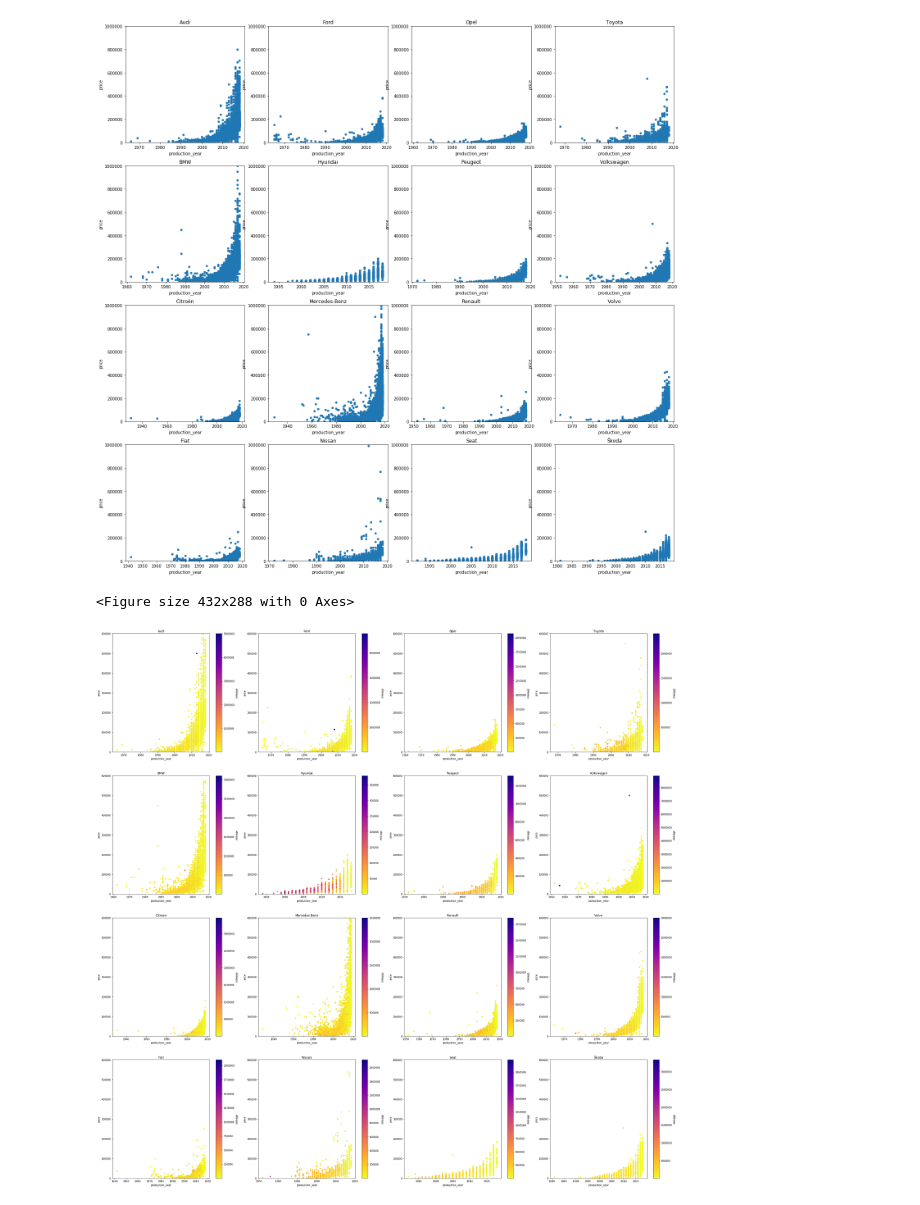
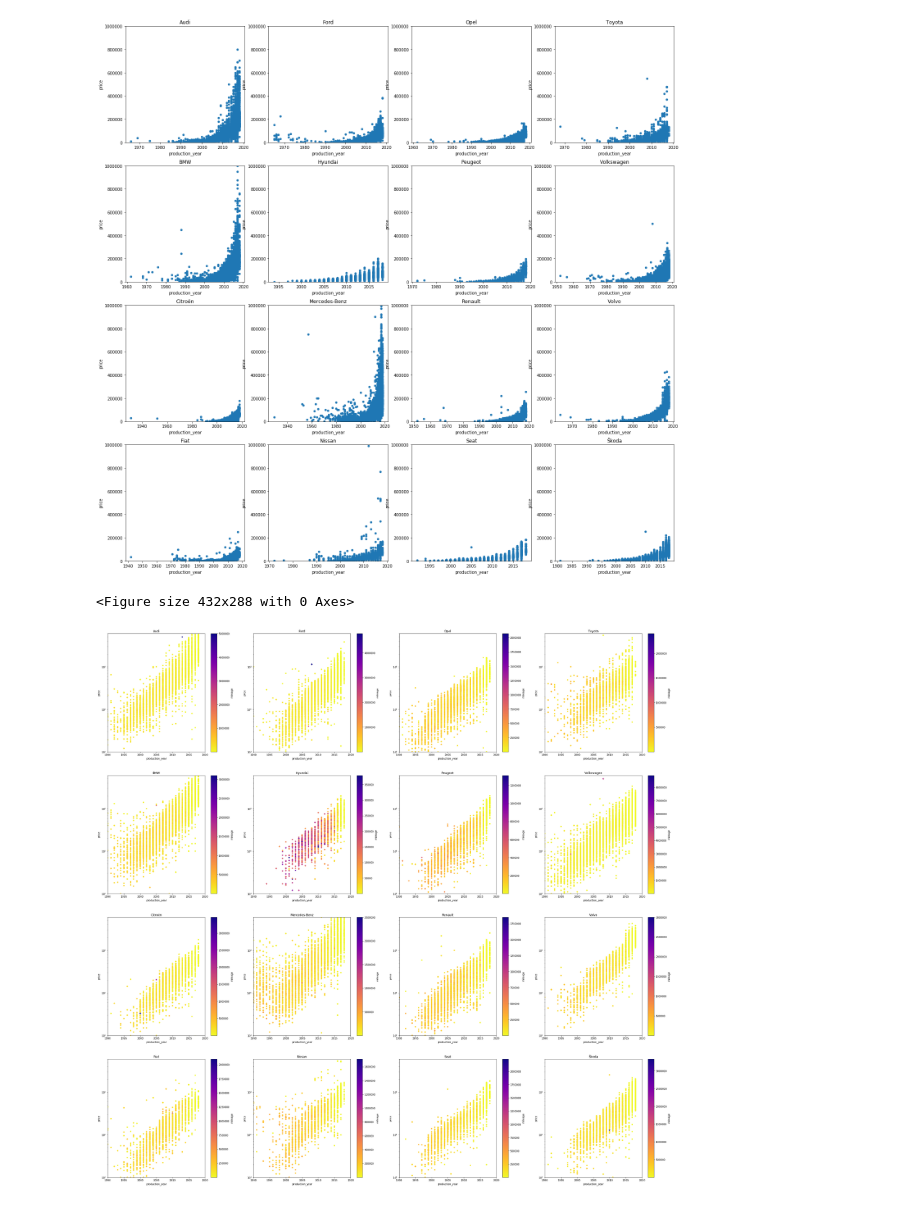
Before and after one commit to pmrukot/data-visualization, a Jupyter notebook: charts-otomoto/otomoto.ipynb, the cells around one changed output. Drawn from its saved outputs; the diff is of its cells as text; code cells hidden in the pictures.

Commit message:
Fix color graph

```diff
--- a/charts-otomoto/otomoto.ipynb
+++ b/charts-otomoto/otomoto.ipynb
@@ -38,25 +38,27 @@ for index, (brand, brand_dataframe) in enumerate(final_dataframes.items()):
 # %%
 plt.viridis()
 fig, axes = plt.subplots(
     nrows=4,
     ncols=4,
     figsize=(40, 40),
     facecolor='w',
 )
 
 for index, (brand, brand_dataframe) in enumerate(final_dataframes.items()):
     ax = brand_dataframe.plot.scatter(
         x='production_year',
         y='price',
         c='mileage',
         cmap=plt.cm.plasma_r,
         ax=axes[index % 4][index // 4],
     )
-    ax.set_ylim([1, 6e5])
+    ax.set_yscale('log')
+    ax.set_xlim([1990, 2020])
+    ax.set_ylim([1e3, 6e5])
     ax.set_title(brand)
 # %% [output]
 <Figure size 432x288 with 0 Axes>
-[figure, old version]
+[figure, new version]
 # %%
 plt.viridis()
 fig, axes = plt.subplots(
```
Also changed, not shown: parts of 1 cell of this notebook.
